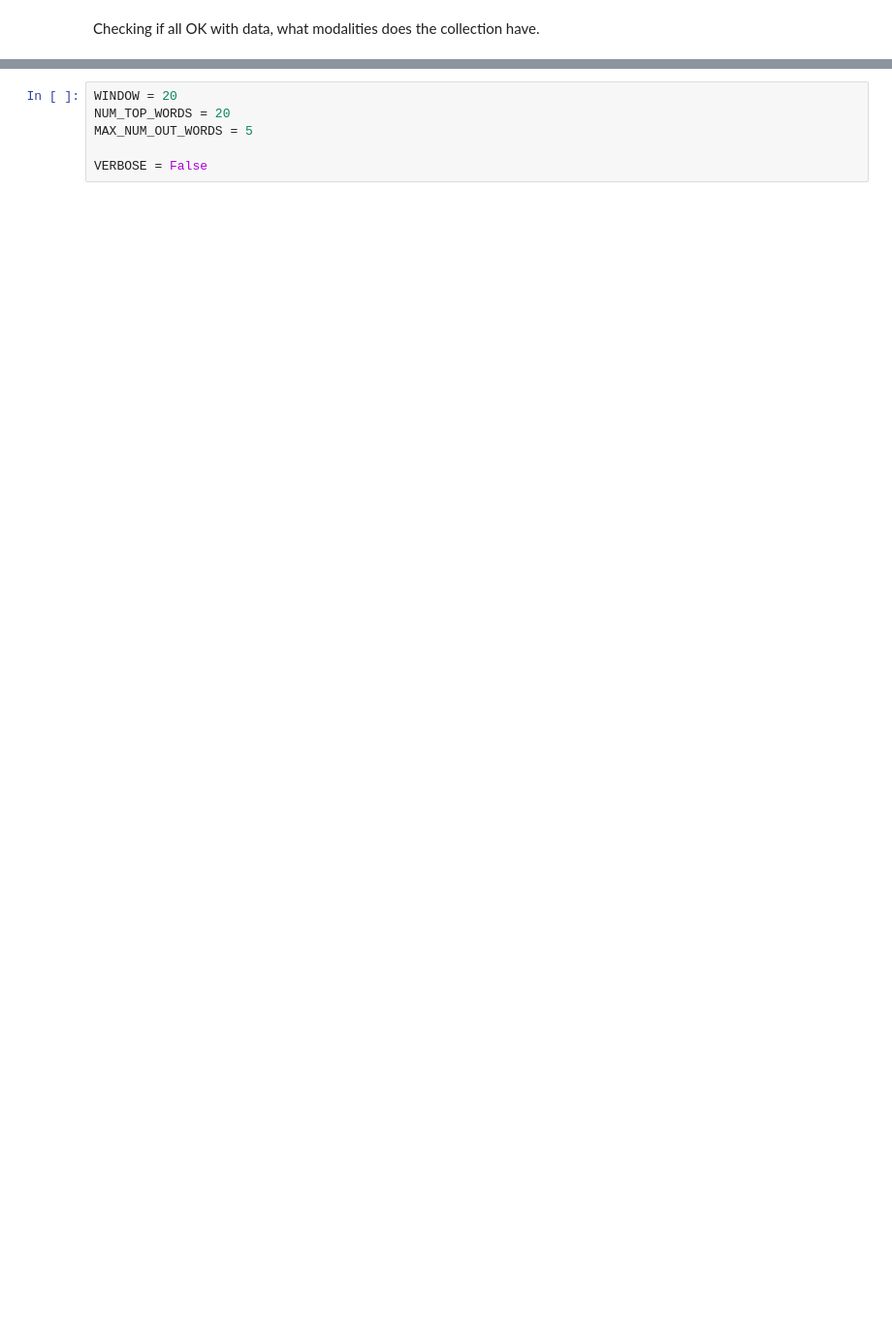
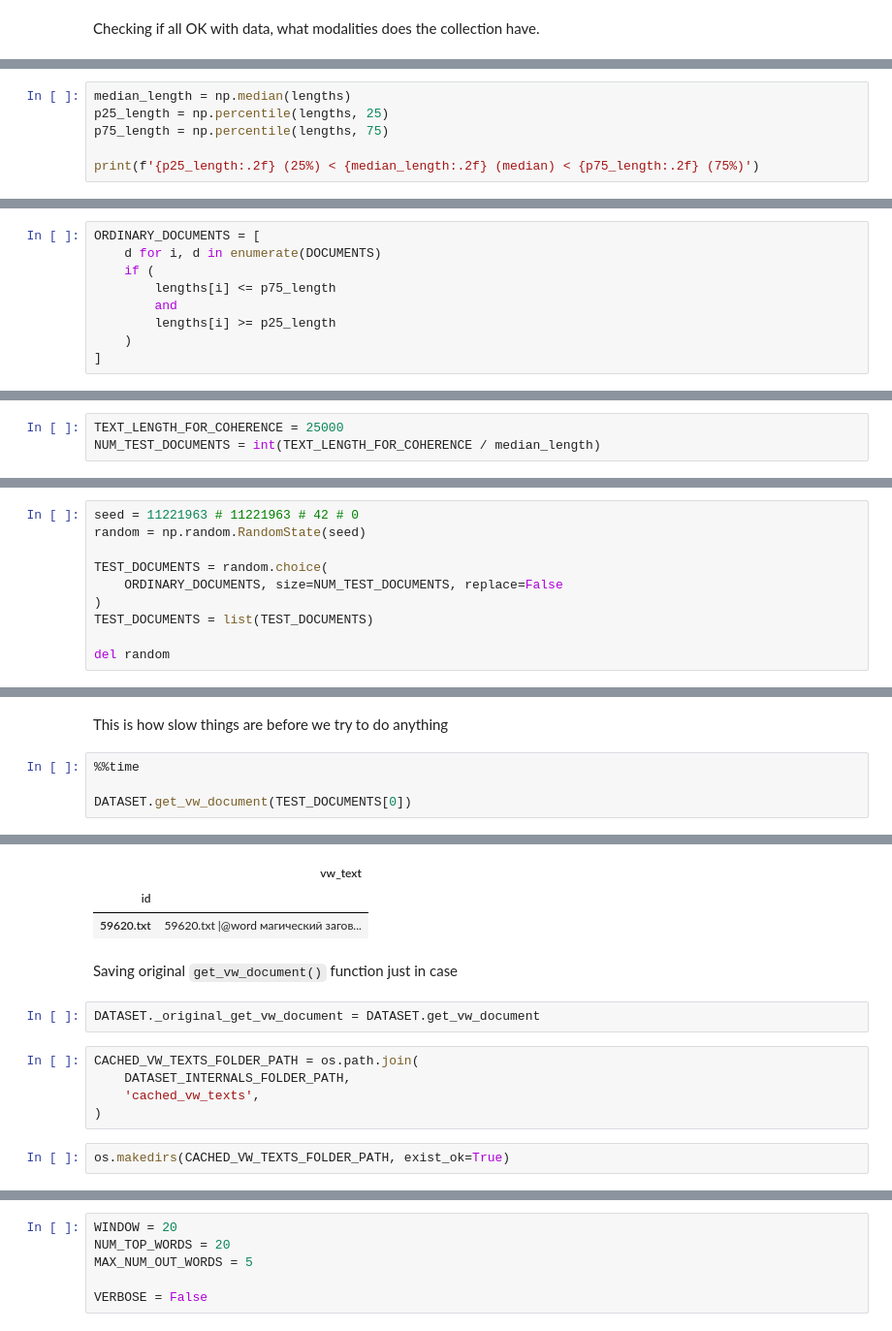
Before and after one commit to machine-intelligence-laboratory/OptimalNumberOfTopics, a Jupyter notebook: demos/TopicBank-Experiment-BankCreation.ipynb, the cells around one changed output, grey strips where cells are left out. Shown at 97% size. Drawn from its saved outputs; the diff is of its cells as text; blank space fills up the shorter version.

```diff
--- a/demos/TopicBank-Experiment-BankCreation.ipynb
+++ b/demos/TopicBank-Experiment-BankCreation.ipynb
@@ -424,0 +603,6 @@ set(old_test_documents).intersection(set(test_documents))
+# %%
+median_length = np.median(lengths)
+p25_length = np.percentile(lengths, 25)
+p75_length = np.percentile(lengths, 75)
+
+print(f'{p25_length:.2f} (25%) < {median_length:.2f} (median) < {p75_length:.2f} (75%)')
@@ -424,0 +613,9 @@ set(old_test_documents).intersection(set(test_documents))
+# %%
+ORDINARY_DOCUMENTS = [
+    d for i, d in enumerate(DOCUMENTS)
+    if (
+        lengths[i] <= p75_length
+        and
+        lengths[i] >= p25_length
+    )
+]
@@ -424,0 +632,3 @@ set(old_test_documents).intersection(set(test_documents))
+# %%
+TEXT_LENGTH_FOR_COHERENCE = 25000
+NUM_TEST_DOCUMENTS = int(TEXT_LENGTH_FOR_COHERENCE / median_length)
@@ -424,0 +651,10 @@ set(old_test_documents).intersection(set(test_documents))
+# %%
+seed = 11221963 # 11221963 # 42 # 0
+random = np.random.RandomState(seed)
+
+TEST_DOCUMENTS = random.choice(
+    ORDINARY_DOCUMENTS, size=NUM_TEST_DOCUMENTS, replace=False
+)
+TEST_DOCUMENTS = list(TEST_DOCUMENTS)
+
+del random
@@ -424,0 +682,7 @@ set(old_test_documents).intersection(set(test_documents))
+# %% [markdown]
+This is how slow things are before we try to do anything
+# %%
+%%time
+
+DATASET.get_vw_document(TEST_DOCUMENTS[0])
+# %% [output]
@@ -424,0 +691,14 @@ set(old_test_documents).intersection(set(test_documents))
+|  | vw_text |
+| id |  |
+| 59620.txt | 59620.txt |@word магический загов... |
+# %% [markdown]
+Saving original `get_vw_document()` function just in case
+# %%
+DATASET._original_get_vw_document = DATASET.get_vw_document
+# %%
+CACHED_VW_TEXTS_FOLDER_PATH = os.path.join(
+    DATASET_INTERNALS_FOLDER_PATH,
+    'cached_vw_texts',
+)
+# %%
+os.makedirs(CACHED_VW_TEXTS_FOLDER_PATH, exist_ok=True)
```
Also changed, not shown: parts of 328 cells of this notebook.
